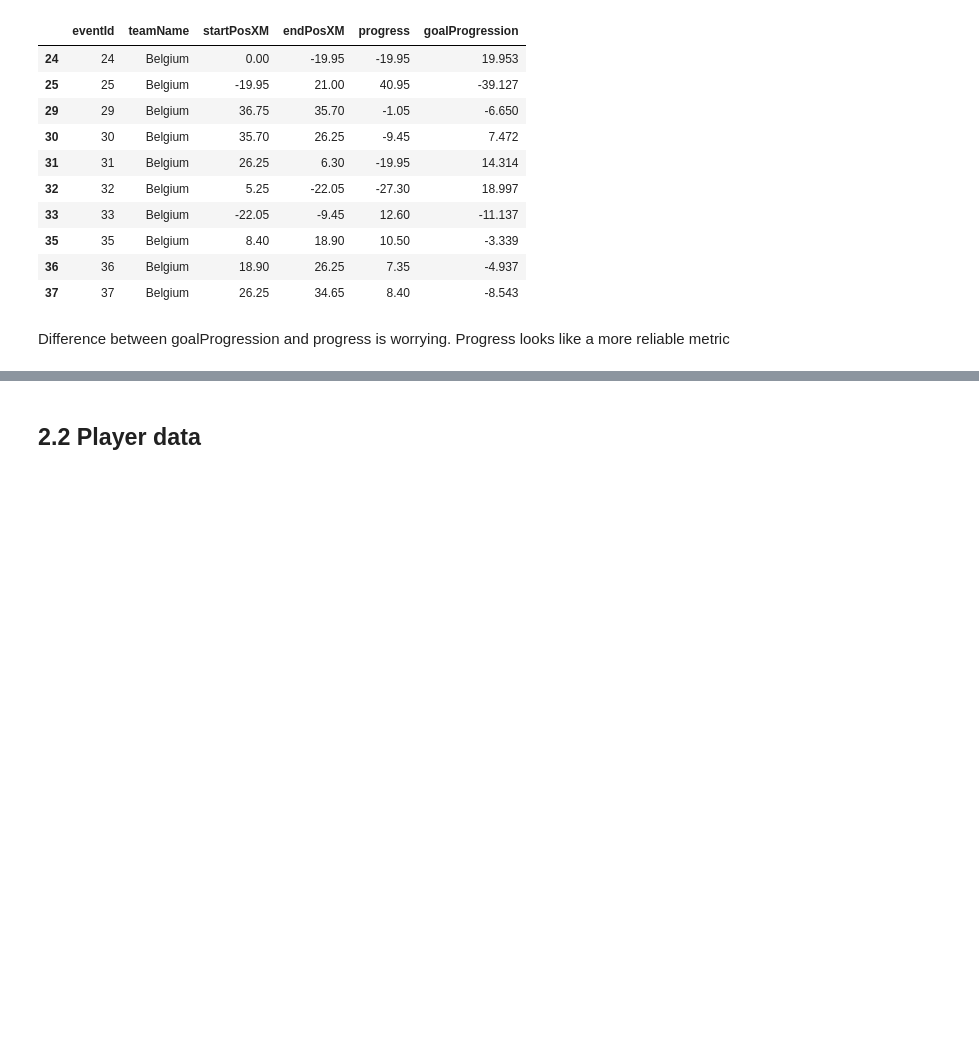
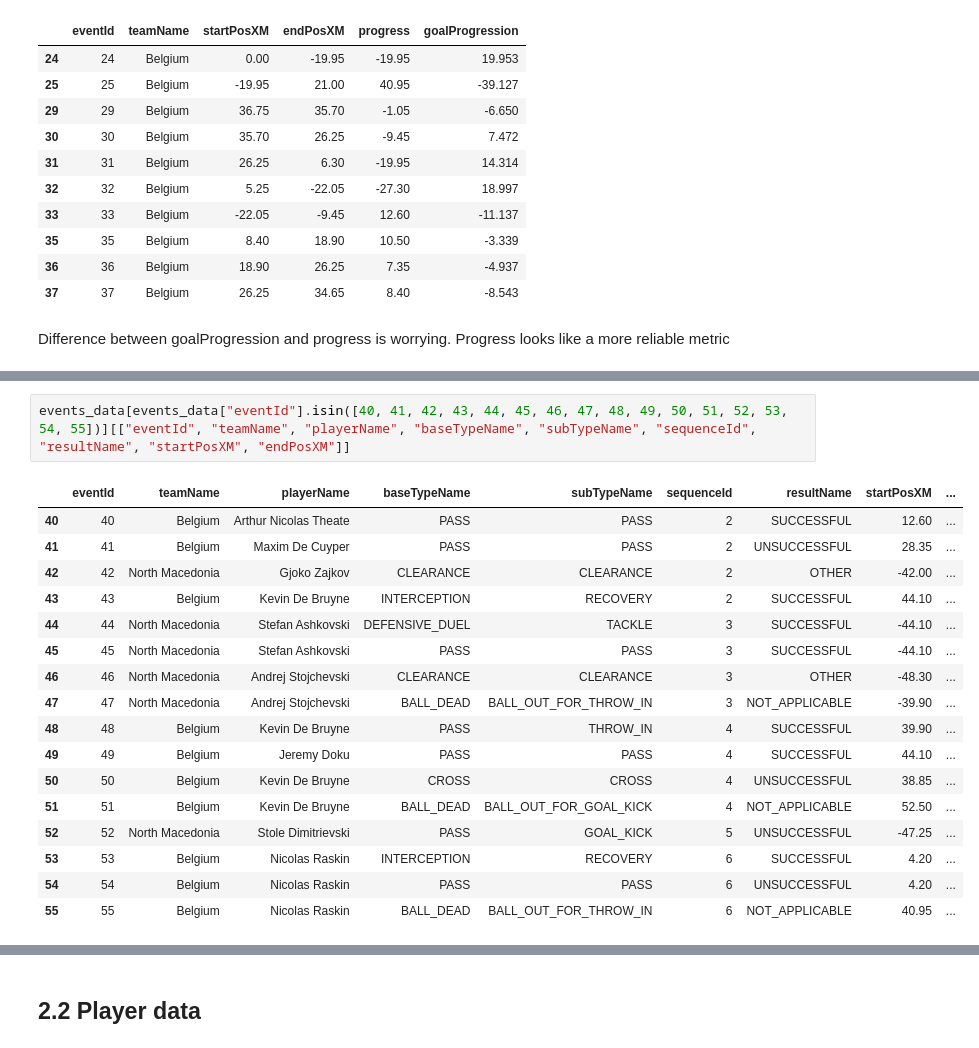
Before and after one commit to MarijnSt/belgium-north-macedonia-analysis, a Jupyter notebook: notebooks/data_exploration.ipynb, the cells around one changed output, grey strips where cells are left out. Cells and saved outputs as stored; diff of their text form; blank space fills up the shorter version.

```diff
--- a/notebooks/data_exploration.ipynb
+++ b/notebooks/data_exploration.ipynb
@@ -252,0 +263,20 @@ Difference between goalProgression and progress is worrying. Progress looks like
+# %%
+events_data[events_data["eventId"].isin([40, 41, 42, 43, 44, 45, 46, 47, 48, 49, 50, 51, 52, 53, 54, 55])][["eventId", "teamName", "playerName", "baseTypeName", "subTypeName", "sequenceId", "resultName", "startPosXM", "endPosXM"]]
+# %% [output]
+|  | eventId | teamName | playerName | baseTypeName | subTypeName | sequenceId | resultName | startPosXM | ... |
+| 40 | 40 | Belgium | Arthur Nicolas Theate | PASS | PASS | 2 | SUCCESSFUL | 12.60 | ... |
+| 41 | 41 | Belgium | Maxim De Cuyper | PASS | PASS | 2 | UNSUCCESSFUL | 28.35 | ... |
+| 42 | 42 | North Macedonia | Gjoko Zajkov | CLEARANCE | CLEARANCE | 2 | OTHER | -42.00 | ... |
+| 43 | 43 | Belgium | Kevin De Bruyne | INTERCEPTION | RECOVERY | 2 | SUCCESSFUL | 44.10 | ... |
+| 44 | 44 | North Macedonia | Stefan Ashkovski | DEFENSIVE_DUEL | TACKLE | 3 | SUCCESSFUL | -44.10 | ... |
+| 45 | 45 | North Macedonia | Stefan Ashkovski | PASS | PASS | 3 | SUCCESSFUL | -44.10 | ... |
+| 46 | 46 | North Macedonia | Andrej Stojchevski | CLEARANCE | CLEARANCE | 3 | OTHER | -48.30 | ... |
+| 47 | 47 | North Macedonia | Andrej Stojchevski | BALL_DEAD | BALL_OUT_FOR_THROW_IN | 3 | NOT_APPLICABLE | -39.90 | ... |
+| 48 | 48 | Belgium | Kevin De Bruyne | PASS | THROW_IN | 4 | SUCCESSFUL | 39.90 | ... |
+| 49 | 49 | Belgium | Jeremy Doku | PASS | PASS | 4 | SUCCESSFUL | 44.10 | ... |
+| 50 | 50 | Belgium | Kevin De Bruyne | CROSS | CROSS | 4 | UNSUCCESSFUL | 38.85 | ... |
+| 51 | 51 | Belgium | Kevin De Bruyne | BALL_DEAD | BALL_OUT_FOR_GOAL_KICK | 4 | NOT_APPLICABLE | 52.50 | ... |
+| 52 | 52 | North Macedonia | Stole Dimitrievski | PASS | GOAL_KICK | 5 | UNSUCCESSFUL | -47.25 | ... |
+| 53 | 53 | Belgium | Nicolas Raskin | INTERCEPTION | RECOVERY | 6 | SUCCESSFUL | 4.20 | ... |
+| 54 | 54 | Belgium | Nicolas Raskin | PASS | PASS | 6 | UNSUCCESSFUL | 4.20 | ... |
+| 55 | 55 | Belgium | Nicolas Raskin | BALL_DEAD | BALL_OUT_FOR_THROW_IN | 6 | NOT_APPLICABLE | 40.95 | ... |
```
Also changed, not shown: parts of 7 cells of this notebook, 2 other files.
